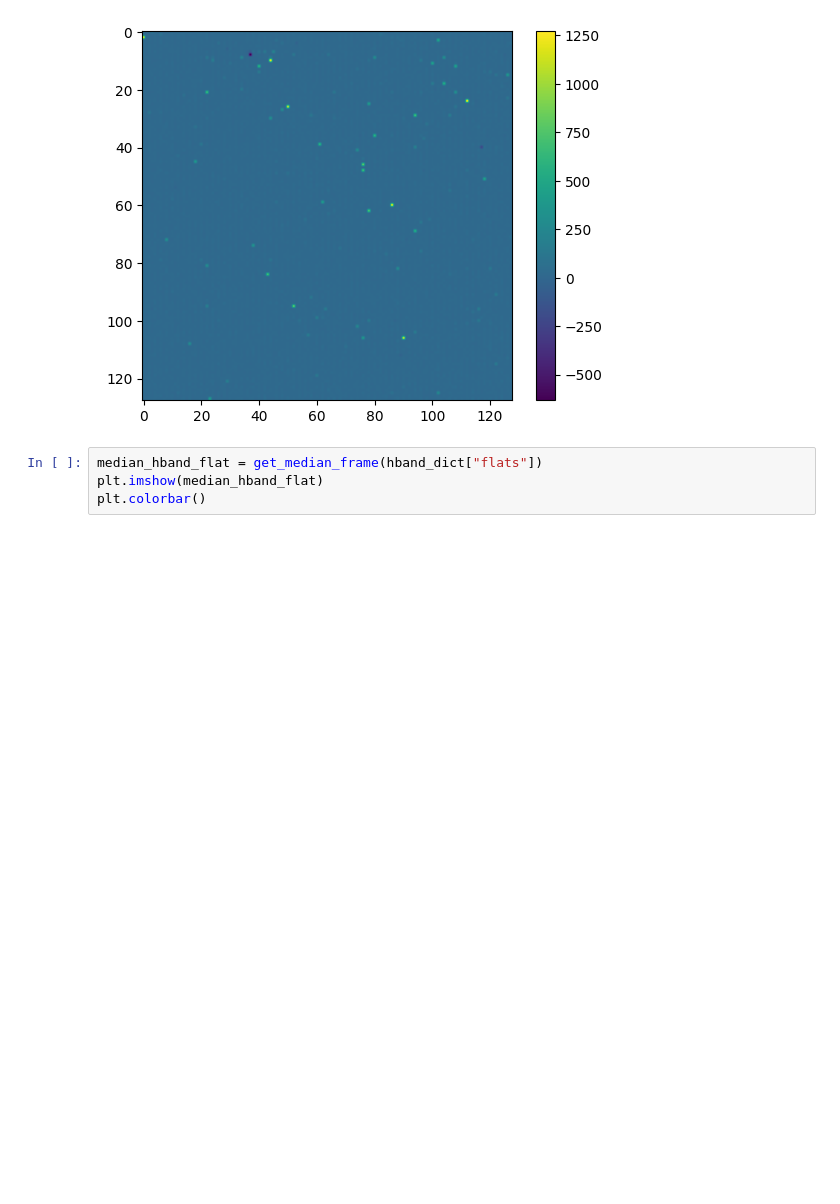
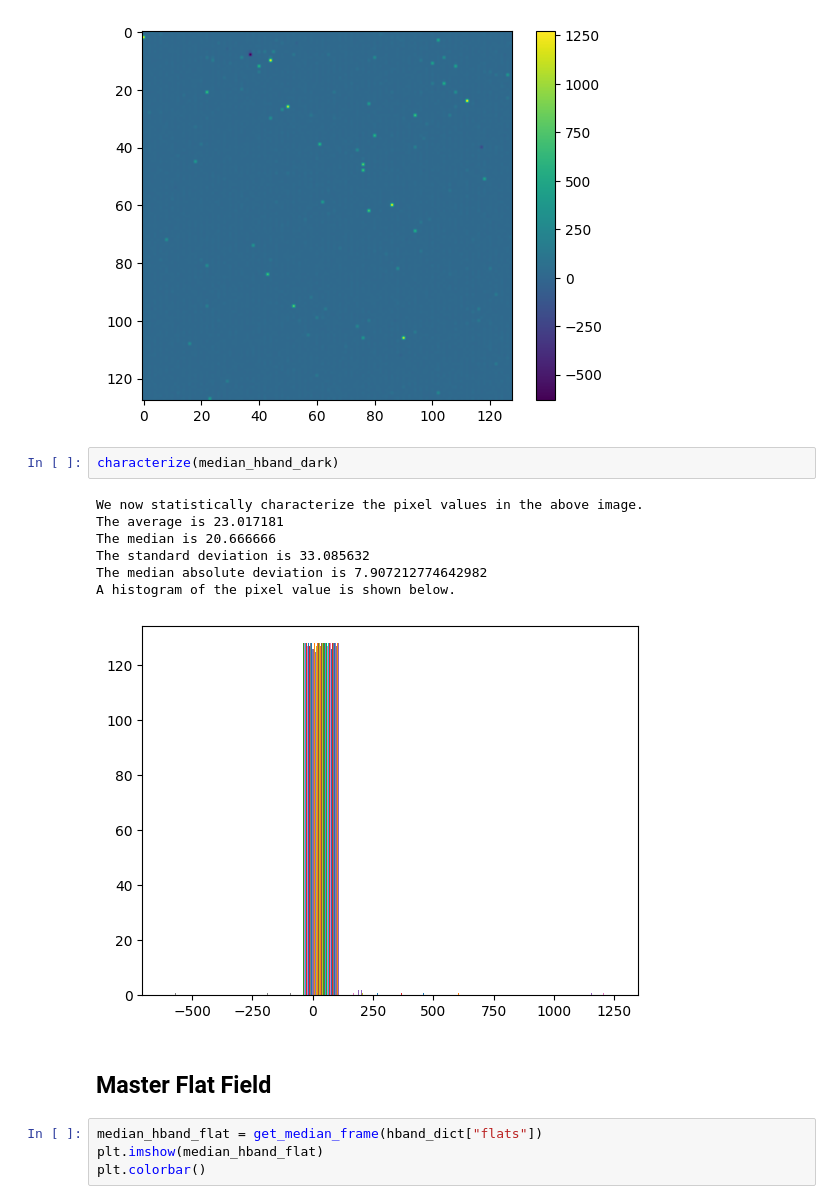
Before and after one commit to MarcosP7635/Ay105, a Jupyter notebook: editing_Ay105Lab8_HBand-StarterNotebook.ipynb, the cells around one changed output. Saved outputs shown, nothing was run; the diff lists cells and outputs as text; blank space fills up the shorter version.

```diff
--- a/editing_Ay105Lab8_HBand-StarterNotebook.ipynb
+++ b/editing_Ay105Lab8_HBand-StarterNotebook.ipynb
@@ -199,6 +206,18 @@ plt.colorbar()
 # %% [output]
 <matplotlib.colorbar.Colorbar at 0x...>
 [figure]
+# %%
+characterize(median_hband_dark)
+# %% [output]
+We now statistically characterize the pixel values in the above image.
+The average is 23.017181
+The median is 20.666666
+The standard deviation is 33.085632
+The median absolute deviation is 7.907212774642982
+A histogram of the pixel value is shown below.
+[figure, added]
+# %% [markdown]
+## Master Flat Field
 # %%
 median_hband_flat = get_median_frame(hband_dict["flats"])
 plt.imshow(median_hband_flat)
```
Also changed, not shown: parts of 8 cells of this notebook, 1 other file.
